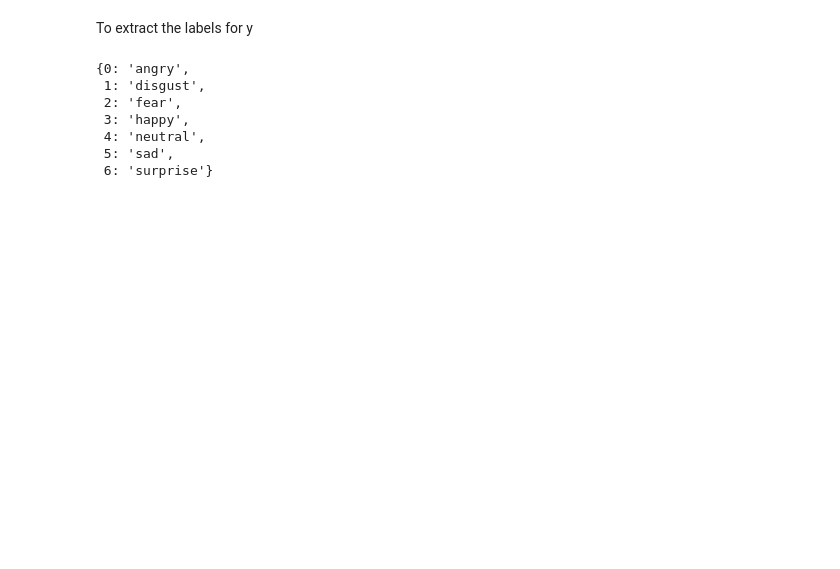
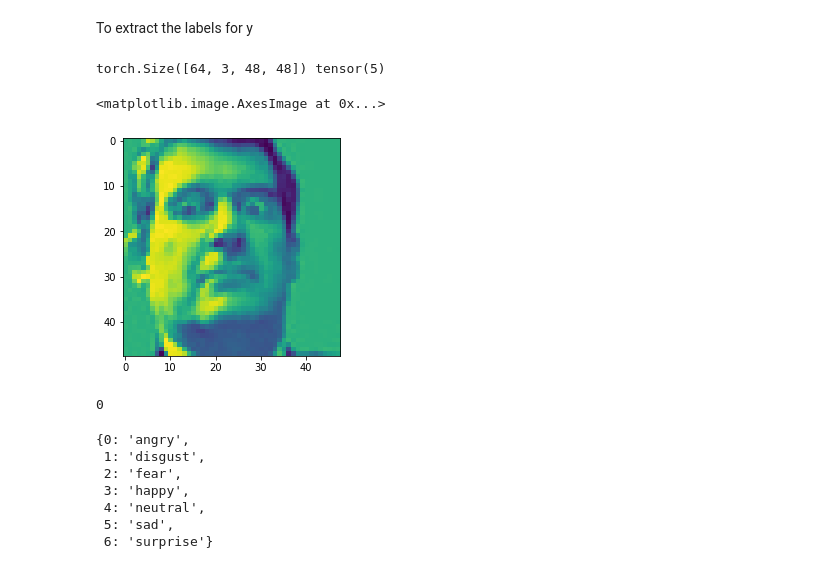
Before and after one commit to rootUJ99/expremoji, a Jupyter notebook: notebooks/fer.ipynb, the cells around one changed output. Saved outputs shown, nothing was run; the diff lists cells and outputs as text; code cells hidden in the pictures; blank space fills up the shorter version.

```diff
--- a/notebooks/fer.ipynb
+++ b/notebooks/fer.ipynb
@@ -34,6 +36,25 @@ x, y = [] , []
 # You can also write temporary files to /kaggle/temp/, but they won't be saved outside of the current session
 # %% [markdown]
 To extract the labels for y
+# %%
+images = ImageFolder('./data/train/', transform=ToTensor())
+# %%
+loader = Data.DataLoader(images), shuffle=True, batch_size=64,)
+# %%
+data = iter(loader)
+x, y = data.next()
+# u = torch.reshape(x, (64, 1, 48,48))
+ind = 5
+print(x.shape, y[ind])
+plt.imshow(x[0][0])
+# %% [output]
+torch.Size([64, 3, 48, 48]) tensor(5)
+<matplotlib.image.AxesImage at 0x...>
+[figure, added]
+# %%
+images[0][1]
+# %% [output]
+0
 # %%
 def prepare_labels():
     y_labels = {}
```
Also changed, not shown: parts of 13 cells of this notebook.
